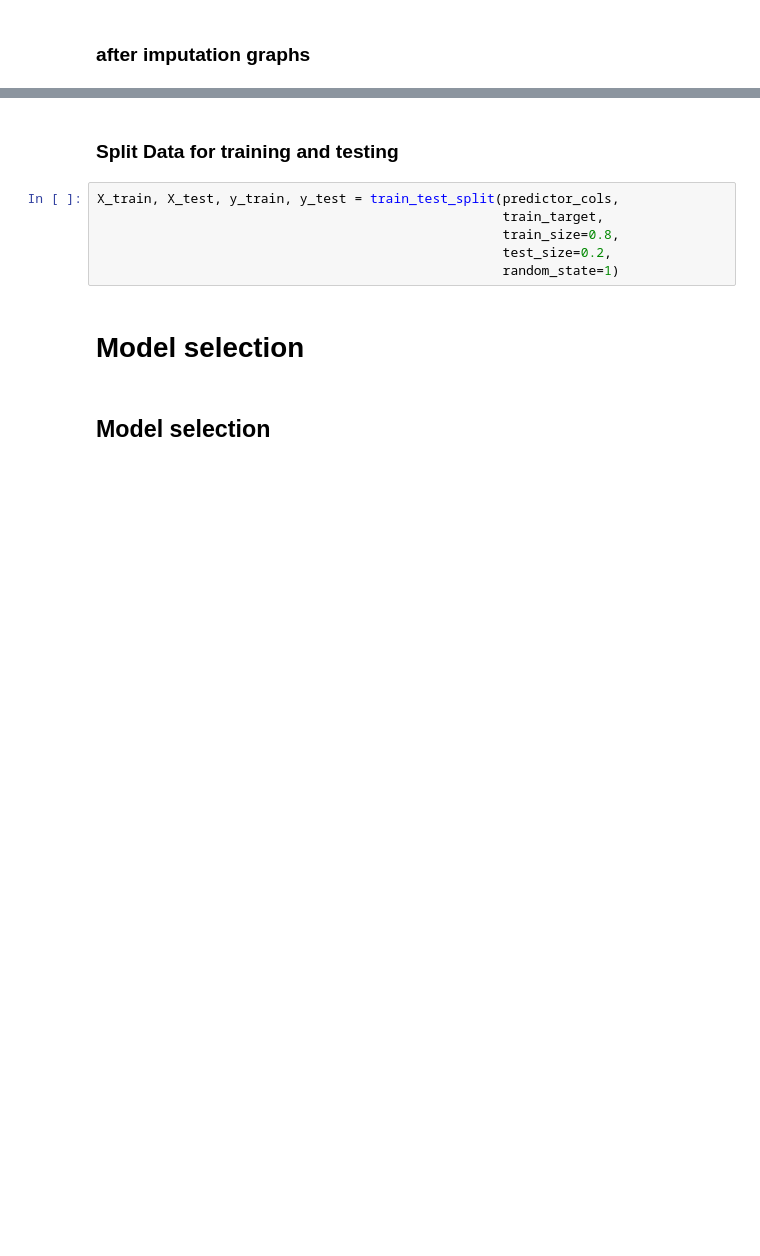
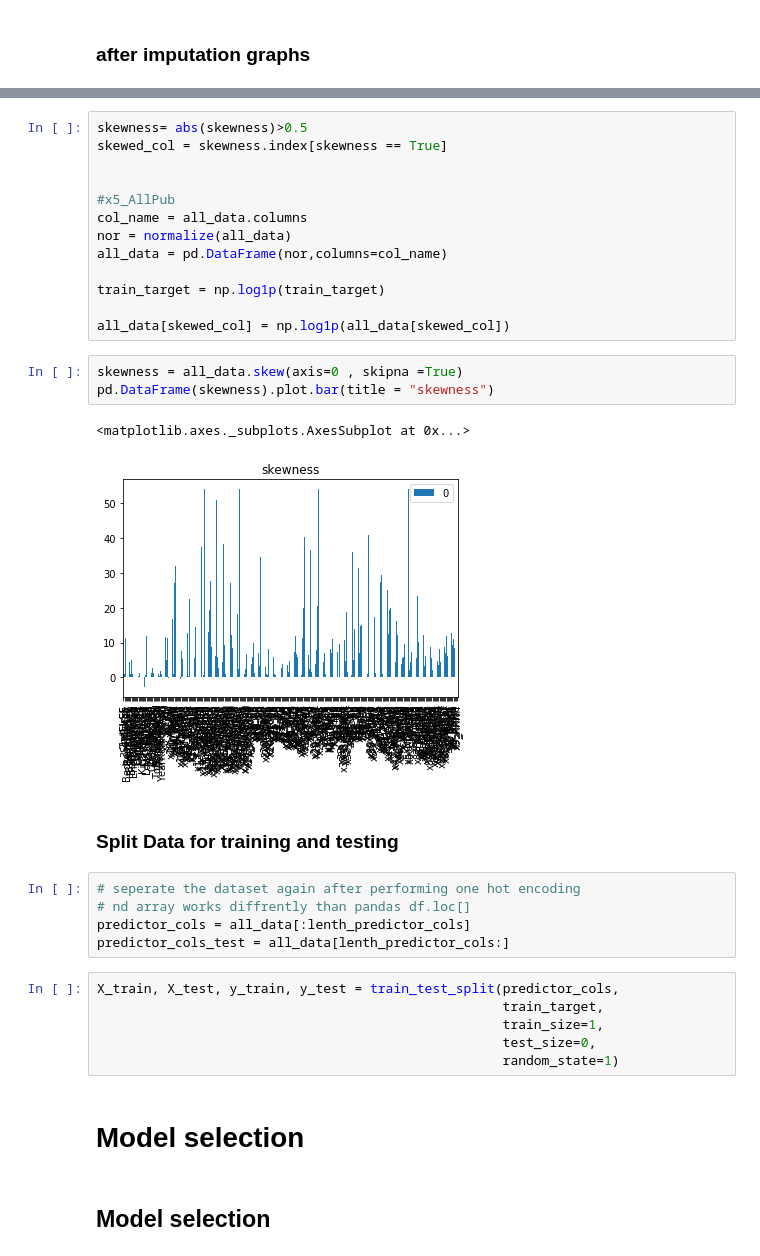
Before and after one commit to navidRashik/House-Prices-Advanced-Regression-Techniques, a Jupyter notebook: house_price.ipynb, the cells around one changed output, grey strips where cells are left out. Cells and saved outputs as stored; diff of their text form; blank space fills up the shorter version.

```diff
--- a/house_price.ipynb
+++ b/house_price.ipynb
@@ -213,10 +217,34 @@ pd.DataFrame(predictor_cols_test).isnull().sum().plot.bar(title = "after imputin
+# %%
+skewness= abs(skewness)>0.5
+skewed_col = skewness.index[skewness == True]
+
+
+#x5_AllPub
+col_name = all_data.columns
+nor = normalize(all_data)
+all_data = pd.DataFrame(nor,columns=col_name)
+
+train_target = np.log1p(train_target)
+
+all_data[skewed_col] = np.log1p(all_data[skewed_col])
+# %%
+skewness = all_data.skew(axis=0 , skipna =True)
+pd.DataFrame(skewness).plot.bar(title = "skewness")
+# %% [output]
+<matplotlib.axes._subplots.AxesSubplot at 0x...>
+[figure, added]
 # %% [markdown]
 ### Split Data for training and testing
+# %%
+# seperate the dataset again after performing one hot encoding
+# nd array works diffrently than pandas df.loc[]
+predictor_cols = all_data[:lenth_predictor_cols]
+predictor_cols_test = all_data[lenth_predictor_cols:]
 # %%
 X_train, X_test, y_train, y_test = train_test_split(predictor_cols,
                                                     train_target,
-                                                    train_size=0.8,
-                                                    test_size=0.2,
+                                                    train_size=1,
+                                                    test_size=0,
                                                     random_state=1)
 # %% [markdown]
 # Model selection
```
Also changed, not shown: parts of 15 cells of this notebook.
